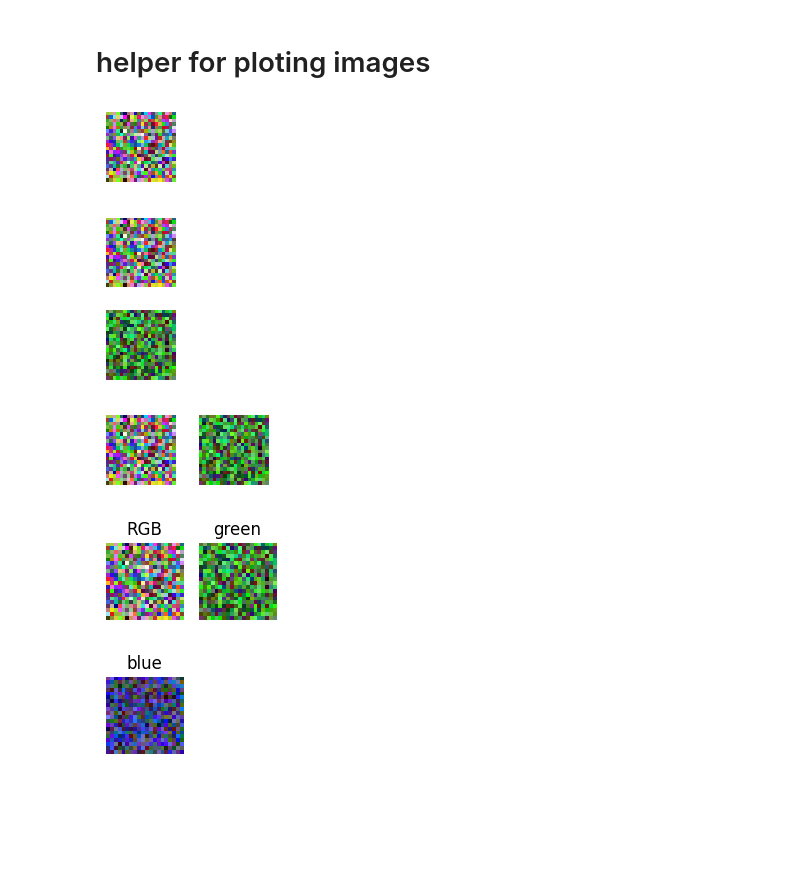
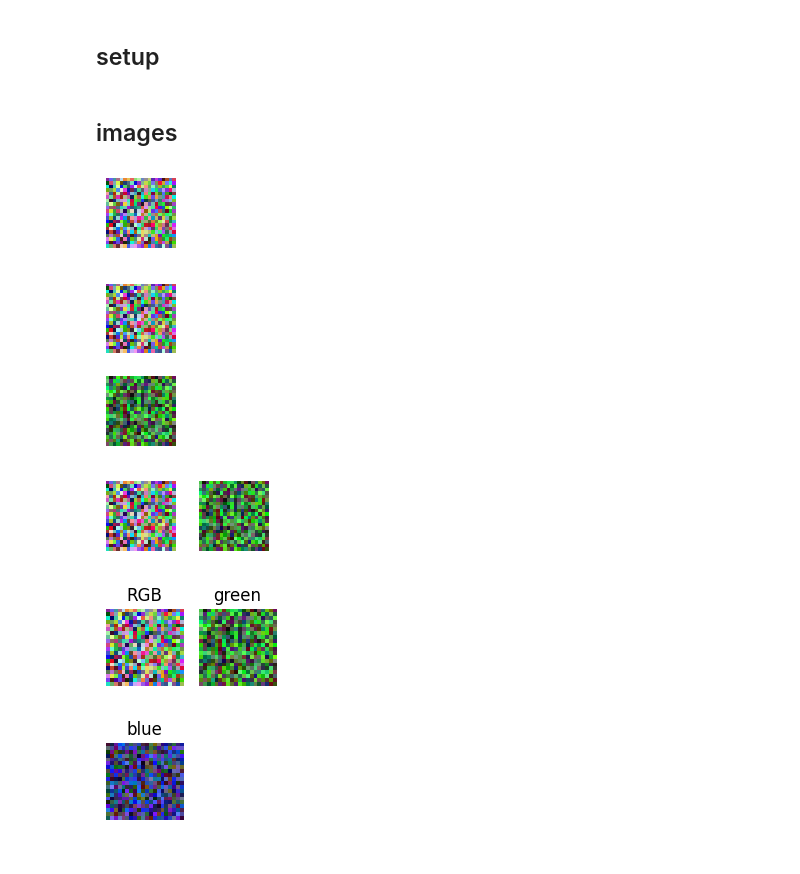
Before and after one commit to peluche/ml-misc, a Jupyter notebook: plot.ipynb, the cells around one changed output. Drawn from its saved outputs; the diff is of its cells as text; code cells hidden in the pictures; blank space fills up the shorter version.

```diff
--- a/plot.ipynb
+++ b/plot.ipynb
@@ -0,0 +3,2 @@
+# %% [markdown]
+## setup
@@ -1,2 +11,2 @@
 # %% [markdown]
-# helper for ploting images
+## images
@@ -20,7 +24,7 @@ def plot(*args, n_col=None, figsize=None, axis_off=True):
     # prepare the elements to plot as (image, label)
     elems = []
     for el in args:
-        if isinstance(el, torch.Tensor):
+        if isinstance(el, t.Tensor):
             if el.dim() == 4: el = el[0] # if picture is a batch, take the first one
             assert el.dim() == 3, f"Wrong image shape {el.shape}"
             if el.shape[0] == 3: el = el.permute(1, 2, 0) # if image is (C, H, W), convert to (H, W, C)
@@ -38,26 +42,26 @@ def plot(*args, n_col=None, figsize=None, axis_off=True):
     if n_row == 1 and n_col == 1: ax = np.array([ax])
     for i, (img, label) in enumerate(elems):
         idx = (i,) if n_row == 1 or n_col == 1 else (i // n_col, i % n_col)
-        if label: ax[*idx].set_title(label)
-        ax[*idx].imshow(img)
+        if label: ax[idx].set_title(label)
+        ax[idx].imshow(img)
     # remove the axis
     for i in range(n_row * n_col):
         idx = (i,) if n_row == 1 or n_col == 1 else (i // n_col, i % n_col)
-        if axis_off: ax[*idx].axis('off')
+        if axis_off: ax[idx].axis('off')
     plt.tight_layout()
     plt.show()
 # %%
 # usage demo
-im = torch.rand([3, 20, 20])
-im2 = torch.rand([20, 20, 3]) * torch.tensor([0.5, 1., 0.5])
-im3 = torch.rand([20, 20, 3]) * torch.tensor([0.5, 0.5, 1.])
+im = t.rand([3, 20, 20])
+im2 = t.rand([20, 20, 3]) * t.tensor([0.5, 1., 0.5])
+im3 = t.rand([20, 20, 3]) * t.tensor([0.5, 0.5, 1.])
 
 plot(im, figsize=(1, 1))
 plot(im, im2, n_col=1, figsize=(1, 2))
 plot(im, im2, figsize=(2, 1))
 plot(im, 'RGB', im2, 'green', im3, 'blue', n_col=2, figsize=(2, 3))
 # %% [output]
-[figure, old version]
+[figure, new version]
-[figure, old version]
+[figure, new version]
-[figure, old version]
+[figure, new version]
-[figure, old version]
+[figure, new version]
```
Also changed, not shown: parts of 5 cells of this notebook.
